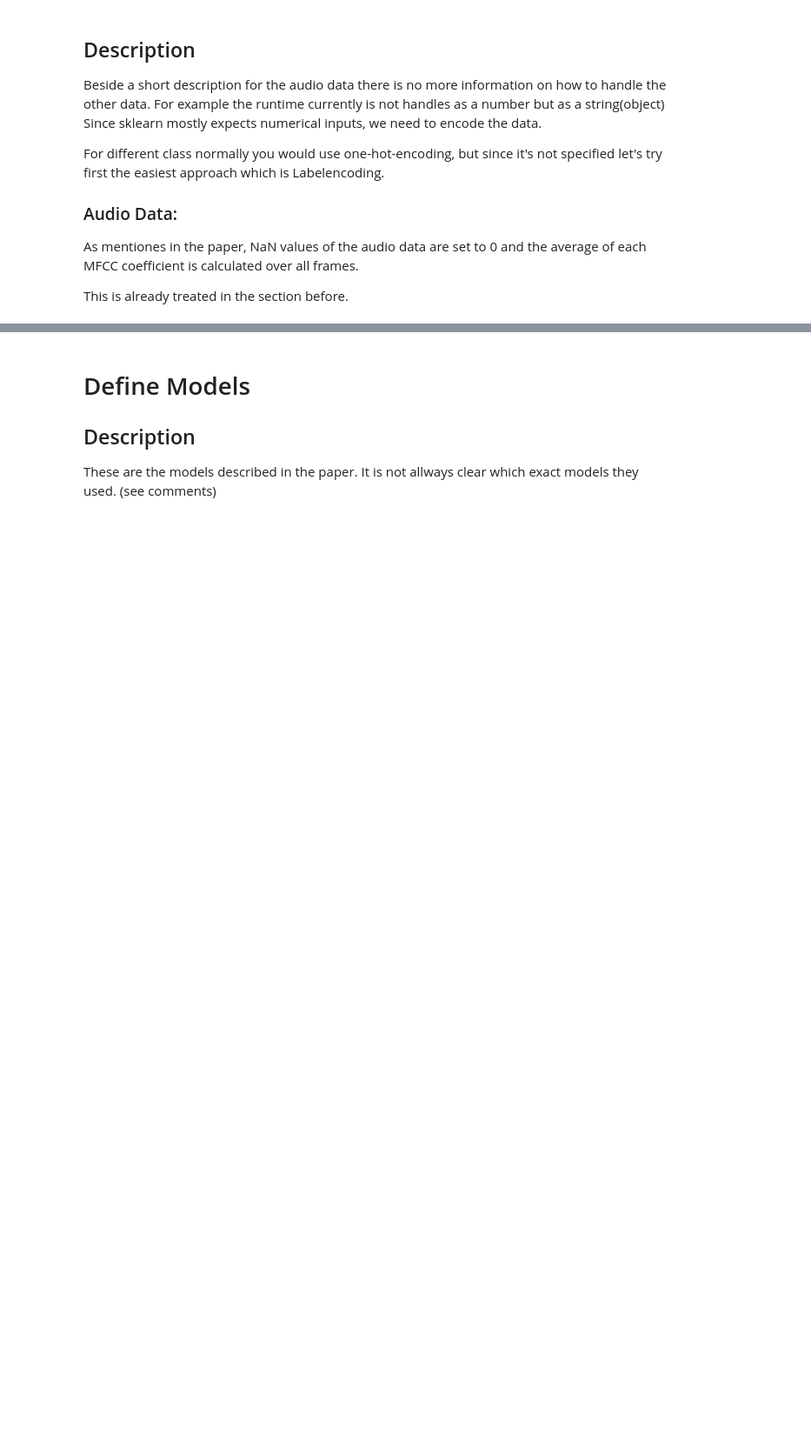
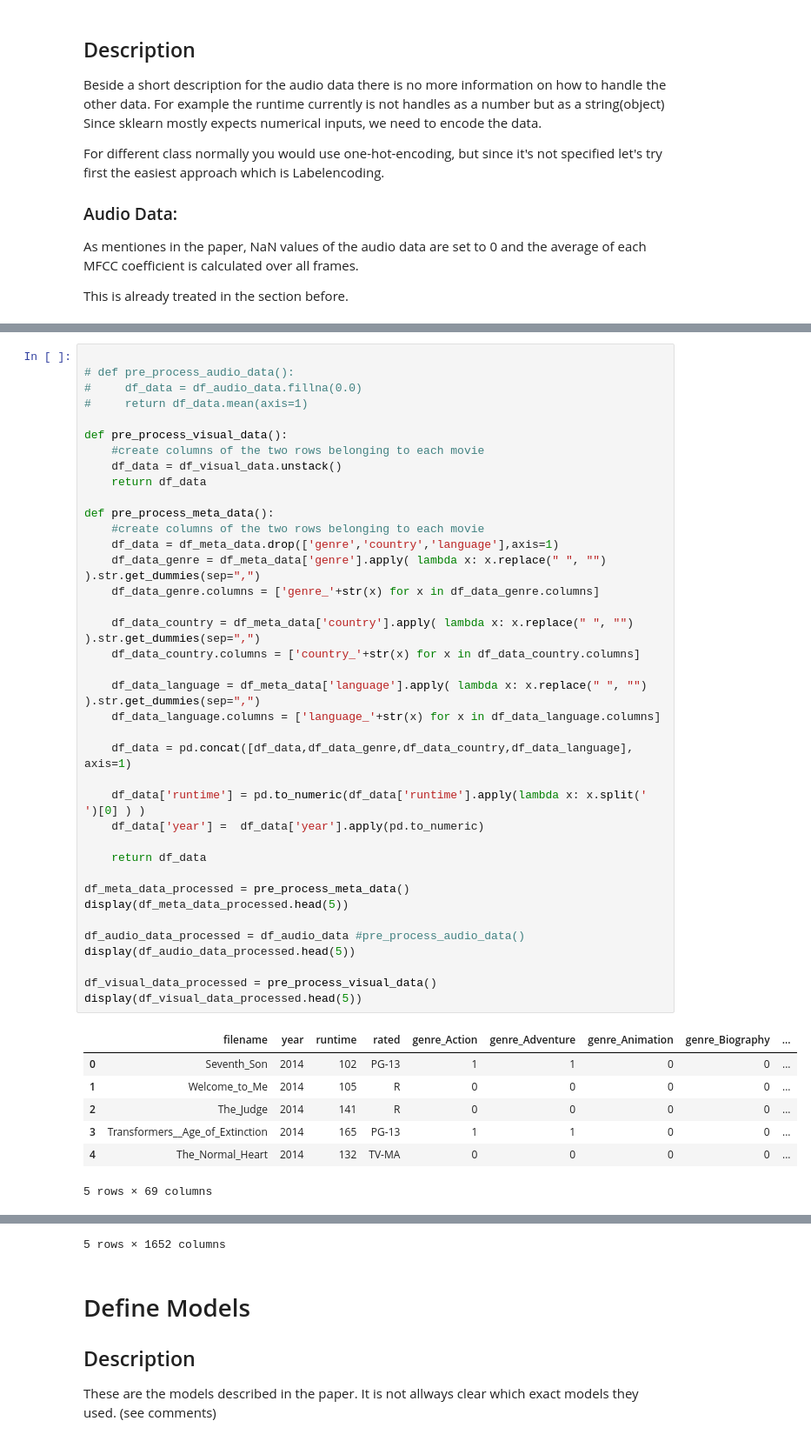
Before and after one commit to patrickFuerst/CoE_task, a Jupyter notebook: classifier_selection.ipynb, the cells around one changed output, grey strips where cells are left out. Shown: that part at 87% size. Cells and saved outputs as stored; diff of their text form; blank space fills up the shorter version.

```diff
--- a/classifier_selection.ipynb
+++ b/classifier_selection.ipynb
@@ -330,0 +297,46 @@ display(df_visual_data_processed.head(5))
+# %%
+
+# def pre_process_audio_data():
+#     df_data = df_audio_data.fillna(0.0)
+#     return df_data.mean(axis=1)
+
+def pre_process_visual_data():
+    #create columns of the two rows belonging to each movie
+    df_data = df_visual_data.unstack()
+    return df_data
+
+def pre_process_meta_data():
+    #create columns of the two rows belonging to each movie
+    df_data = df_meta_data.drop(['genre','country','language'],axis=1)
+    df_data_genre = df_meta_data['genre'].apply( lambda x: x.replace(" ", "") ).str.get_dummies(sep=",")
+    df_data_genre.columns = ['genre_'+str(x) for x in df_data_genre.columns]
+
+    df_data_country = df_meta_data['country'].apply( lambda x: x.replace(" ", "") ).str.get_dummies(sep=",")
+    df_data_country.columns = ['country_'+str(x) for x in df_data_country.columns]
+
+    df_data_language = df_meta_data['language'].apply( lambda x: x.replace(" ", "") ).str.get_dummies(sep=",")
+    df_data_language.columns = ['language_'+str(x) for x in df_data_language.columns]
+
+    df_data = pd.concat([df_data,df_data_genre,df_data_country,df_data_language], axis=1)
+
+    df_data['runtime'] = pd.to_numeric(df_data['runtime'].apply(lambda x: x.split(' ')[0] ) )
+    df_data['year'] =  df_data['year'].apply(pd.to_numeric)
+
+    return df_data
+
+df_meta_data_processed = pre_process_meta_data()
+display(df_meta_data_processed.head(5))
+
+df_audio_data_processed = df_audio_data #pre_process_audio_data()
+display(df_audio_data_processed.head(5))
+
+df_visual_data_processed = pre_process_visual_data()
+display(df_visual_data_processed.head(5))
+# %% [output]
+|  | filename | year | runtime | rated | genre_Action | genre_Adventure | genre_Animation | genre_Biography | ... |
+| 0 | Seventh_Son | 2014 | 102 | PG-13 | 1 | 1 | 0 | 0 | ... |
+| 1 | Welcome_to_Me | 2014 | 105 | R | 0 | 0 | 0 | 0 | ... |
+| 2 | The_Judge | 2014 | 141 | R | 0 | 0 | 0 | 0 | ... |
+| 3 | Transformers__Age_of_Extinction | 2014 | 165 | PG-13 | 1 | 1 | 0 | 0 | ... |
+| 4 | The_Normal_Heart | 2014 | 132 | TV-MA | 0 | 0 | 0 | 0 | ... |
+5 rows × 69 columns
@@ -331,3 +358,4 @@ display(df_visual_data_processed.head(5))
+5 rows × 1652 columns
 # %% [markdown]
 # Define Models
 
```
Also changed, not shown: parts of 4 cells of this notebook.
